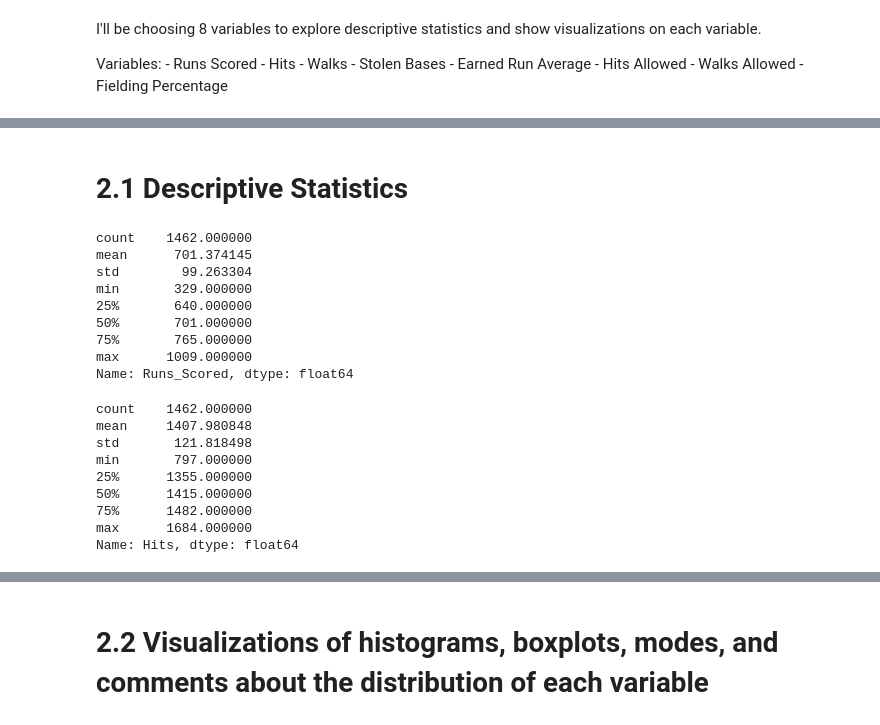
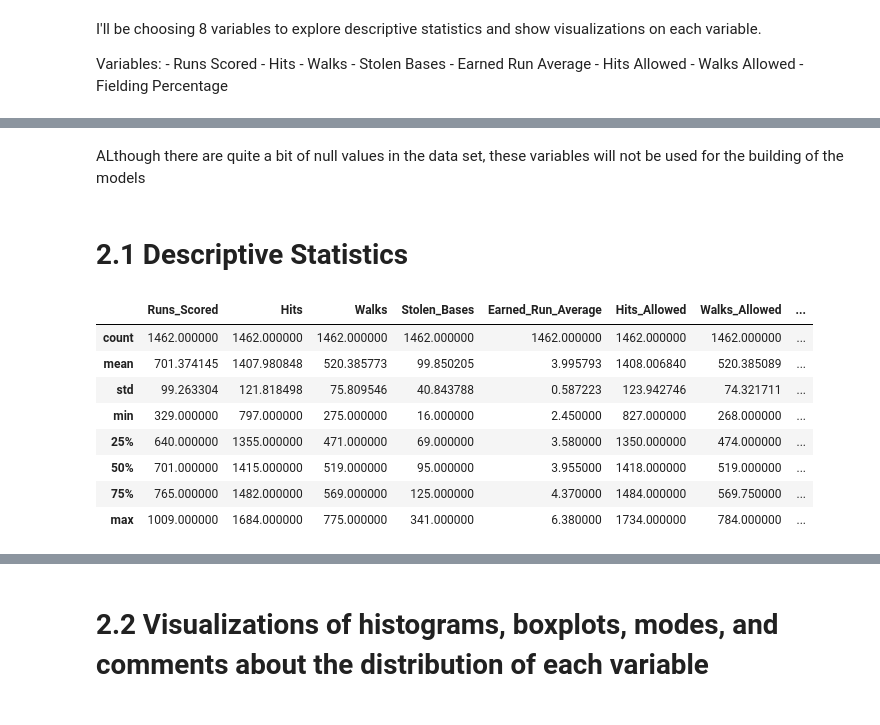
Before and after one commit to Carlos-Sek/Baseball-Linear-Regression, a Jupyter notebook: BaseballProject_Github_CarlosSek.ipynb, the cells around one changed output, grey strips where cells are left out. Saved outputs shown, nothing was run; the diff lists cells and outputs as text; code cells hidden in the pictures.

```diff
--- a/BaseballProject_Github_CarlosSek.ipynb
+++ b/BaseballProject_Github_CarlosSek.ipynb
@@ -64,26 +116,16 @@ Variables:
+# %% [markdown]
+ALthough there are quite a bit of null values in the data set, these variables will not be used for the building of the models
 # %% [markdown]
 # 2.1 Descriptive Statistics
 # %%
-baseball_1960_2015['Runs_Scored'].describe()
+baseball_1960_2015[['Runs_Scored','Hits','Walks', 'Stolen_Bases', 'Earned_Run_Average', 'Hits_Allowed', 'Walks_Allowed','Fielding_Percentage']].describe()
 # %% [output]
-count    1462.000000
-mean      701.374145
-std        99.263304
-min       329.000000
-25%       640.000000
-50%       701.000000
-75%       765.000000
-max      1009.000000
-Name: Runs_Scored, dtype: float64
+|  | Runs_Scored | Hits | Walks | Stolen_Bases | Earned_Run_Average | Hits_Allowed | Walks_Allowed | ... |
+| count | 1462.000000 | 1462.000000 | 1462.000000 | 1462.000000 | 1462.000000 | 1462.000000 | 1462.000000 | ... |
+| mean | 701.374145 | 1407.980848 | 520.385773 | 99.850205 | 3.995793 | 1408.006840 | 520.385089 | ... |
+| std | 99.263304 | 121.818498 | 75.809546 | 40.843788 | 0.587223 | 123.942746 | 74.321711 | ... |
+| min | 329.000000 | 797.000000 | 275.000000 | 16.000000 | 2.450000 | 827.000000 | 268.000000 | ... |
+| 25% | 640.000000 | 1355.000000 | 471.000000 | 69.000000 | 3.580000 | 1350.000000 | 474.000000 | ... |
+| 50% | 701.000000 | 1415.000000 | 519.000000 | 95.000000 | 3.955000 | 1418.000000 | 519.000000 | ... |
+| 75% | 765.000000 | 1482.000000 | 569.000000 | 125.000000 | 4.370000 | 1484.000000 | 569.750000 | ... |
+| max | 1009.000000 | 1684.000000 | 775.000000 | 341.000000 | 6.380000 | 1734.000000 | 784.000000 | ... |
-# %%
-baseball_1960_2015['Hits'].describe()
-# %% [output]
-count    1462.000000
-mean     1407.980848
-std       121.818498
-min       797.000000
-25%      1355.000000
-50%      1415.000000
-75%      1482.000000
-max      1684.000000
-Name: Hits, dtype: float64
```
Also changed, not shown: parts of 36 cells of this notebook.
